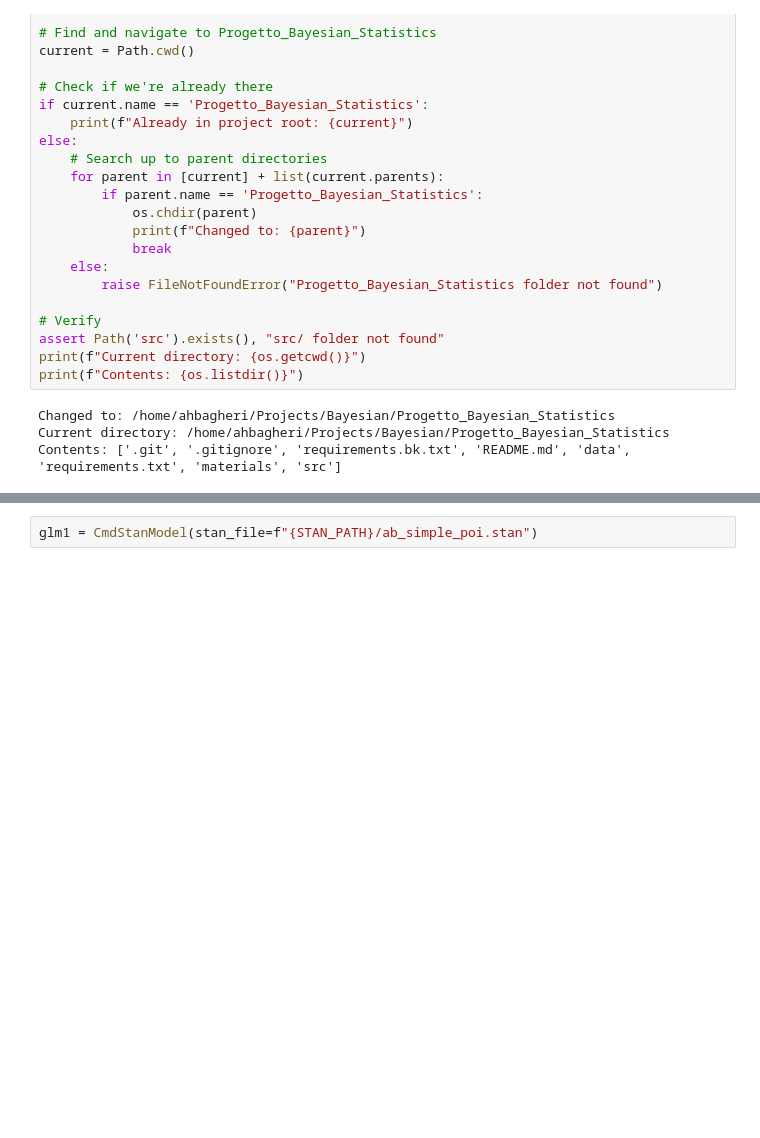
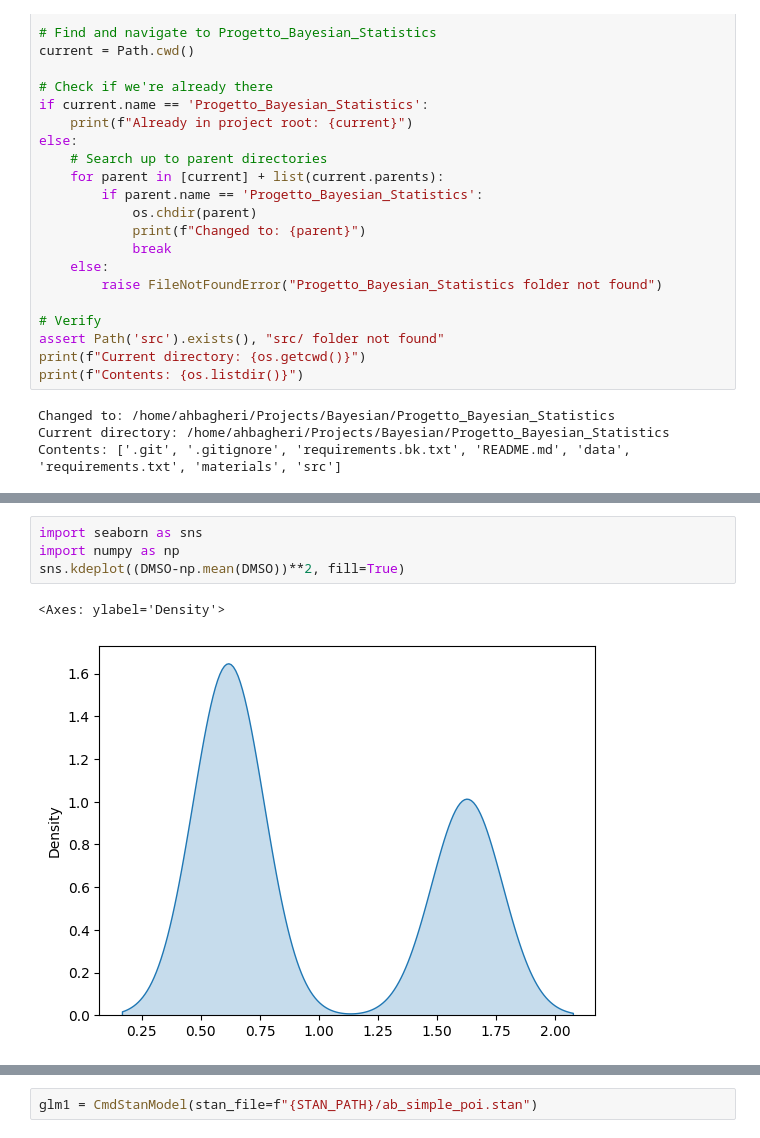
Before and after one commit to ahbagheri01/Progetto_Bayesian_Statistics, a Jupyter notebook: src/jupyter/ab_stan.ipynb, the cells around one changed output, grey strips where cells are left out. Cells and saved outputs as stored; diff of their text form; blank space fills up the shorter version.

```diff
--- a/src/jupyter/ab_stan.ipynb
+++ b/src/jupyter/ab_stan.ipynb
@@ -272,0 +276,7 @@ Error:
+# %%
+import seaborn as sns
+import numpy as np
+sns.kdeplot((DMSO-np.mean(DMSO))**2, fill=True)
+# %% [output]
+<Axes: ylabel='Density'>
+[figure, added]
```
Also changed, not shown: parts of 7 cells of this notebook, 15 other files.
